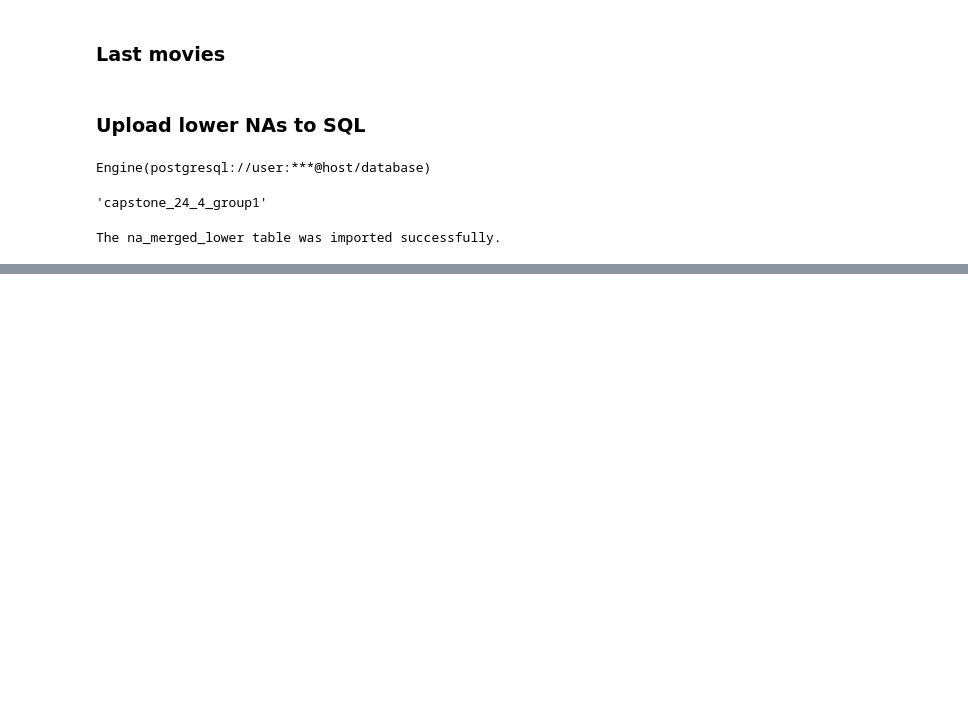
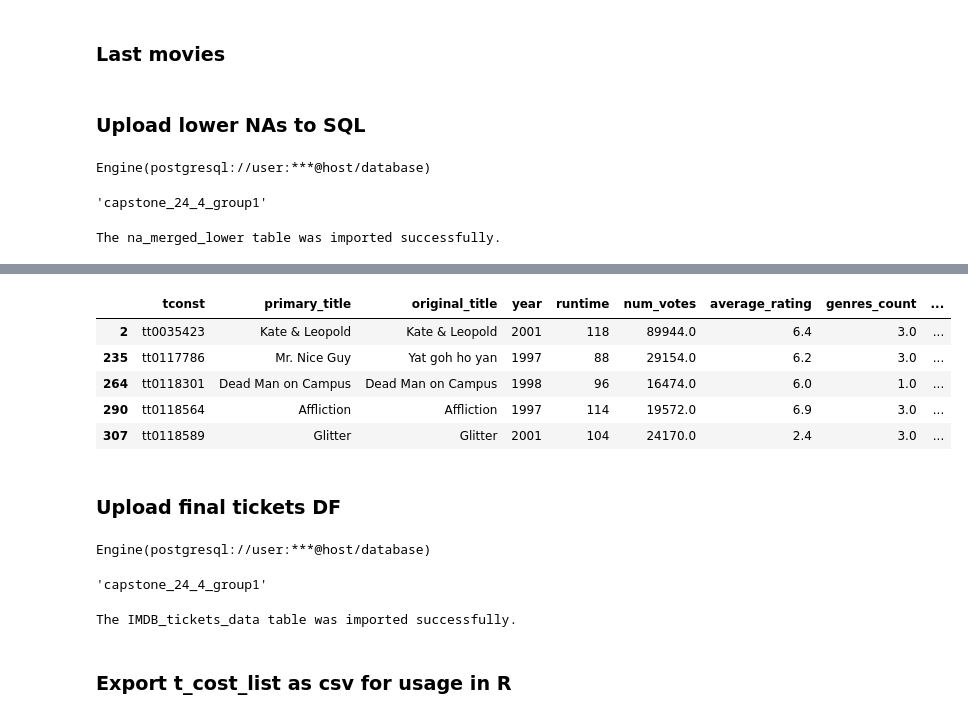
Before and after one commit to tk87-hono/data_analytics_24_4-Capstone_Movie_Group, a Jupyter notebook: clean_merging_book_jonas.ipynb, the cells around one changed output, grey strips where cells are left out. Cells and saved outputs as stored; diff of their text form; code cells hidden in the pictures; blank space fills up the shorter version.

```diff
--- a/clean_merging_book_jonas.ipynb
+++ b/clean_merging_book_jonas.ipynb
@@ -594,0 +836,44 @@ imdb_aka_df.head()
+# %%
+imdb_tickets_df.drop(columns=["original_title_merge", "primary_title_merge"], inplace=True)
+imdb_tickets_df.head()
+# %% [output]
+|  | tconst | primary_title | original_title | year | runtime | num_votes | average_rating | genres_count | ... |
+| 2 | tt0035423 | Kate & Leopold | Kate & Leopold | 2001 | 118 | 89944.0 | 6.4 | 3.0 | ... |
+| 235 | tt0117786 | Mr. Nice Guy | Yat goh ho yan | 1997 | 88 | 29154.0 | 6.2 | 3.0 | ... |
+| 264 | tt0118301 | Dead Man on Campus | Dead Man on Campus | 1998 | 96 | 16474.0 | 6.0 | 1.0 | ... |
+| 290 | tt0118564 | Affliction | Affliction | 1997 | 114 | 19572.0 | 6.9 | 3.0 | ... |
+| 307 | tt0118589 | Glitter | Glitter | 2001 | 104 | 24170.0 | 2.4 | 3.0 | ... |
+# %% [markdown]
+### Upload final tickets DF
+# %%
+table_name = 'IMDB_tickets_data'
+engine = sqlf.get_engine()
+engine
+# %% [output]
+Engine(postgresql://user:***@host/database)
+# %%
+schema
+# %% [output]
+'capstone_24_4_group1'
+# %%
+# Write records stored in a dataframe to SQL database
+if engine != None:
+    try:
+        imdb_tickets_df.to_sql(table_name, # Name of SQL table
+                        con=engine, # Engine or connection
+                        if_exists='replace', # Drop the table before inserting new values
+                        schema=schema, # your class schema
+                        index=False, # Write DataFrame index as a column
+                        chunksize=5000, # Specify the number of rows in each batch to be written at a time
+                        method='multi') # Pass multiple values in a single INSERT clause
+        print(f"The {table_name} table was imported successfully.")
+    # Error handling
+    except (Exception, psycopg2.DatabaseError) as error:
+        print(error)
+        engine = None
+else:
+    print("shit")
+# %% [output]
+The IMDB_tickets_data table was imported successfully.
+# %% [markdown]
+### Export t_cost_list as csv for usage in R
```
Also changed, not shown: parts of 51 cells of this notebook.
